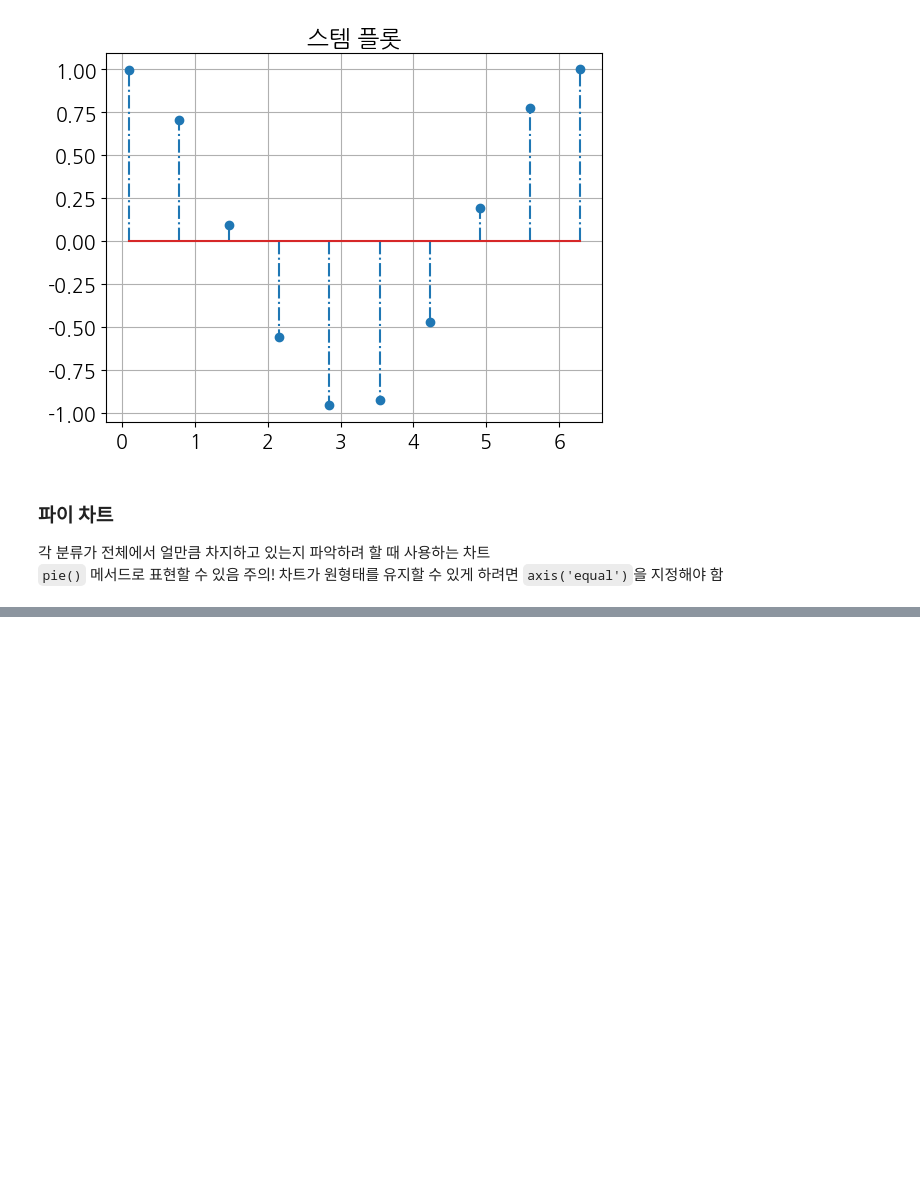
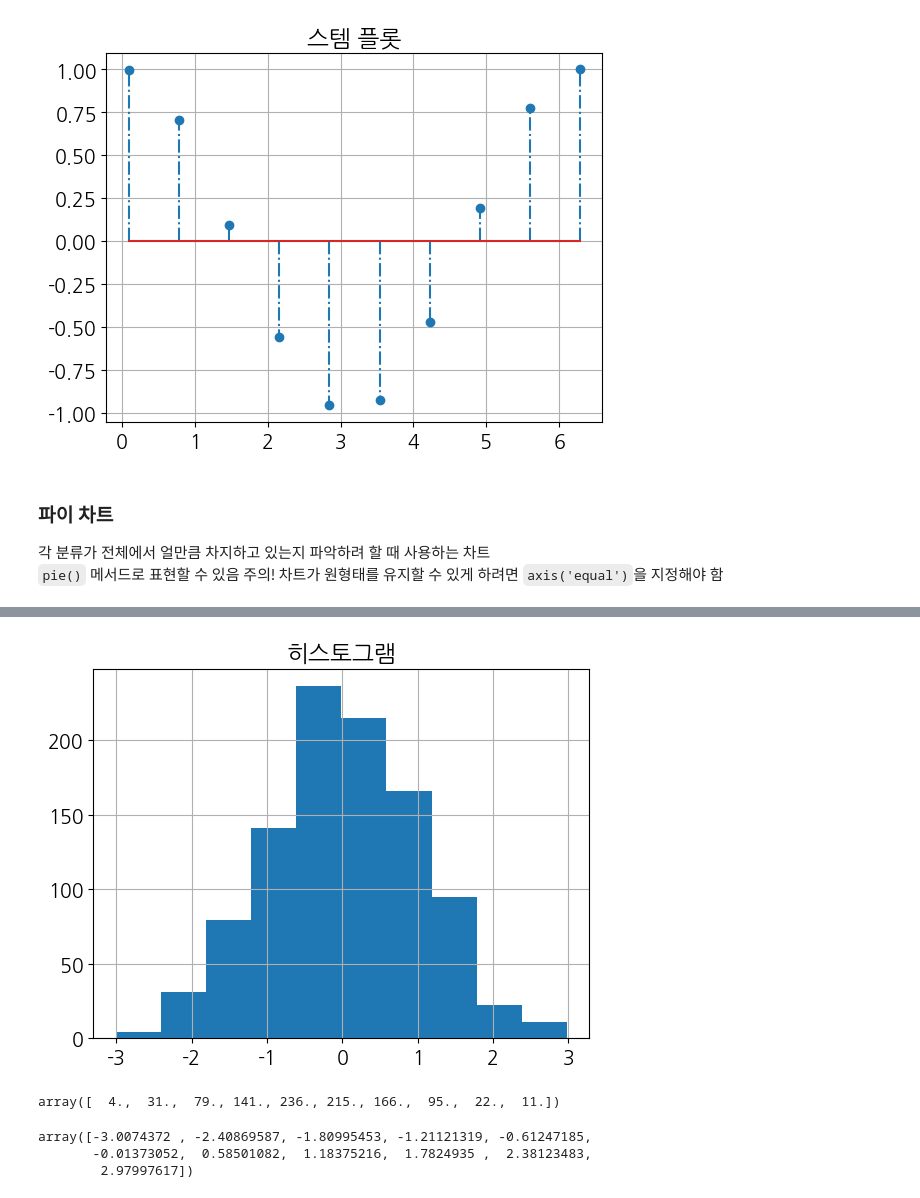
Before and after one commit to Chixol/Python, a Jupyter notebook: matplotlib_visualize_data/matplotlib_variety_plots.ipynb, the cells around one changed output, grey strips where cells are left out. Drawn from its saved outputs; the diff is of its cells as text; code cells hidden in the pictures; blank space fills up the shorter version.

```diff
--- a/matplotlib_visualize_data/matplotlib_variety_plots.ipynb
+++ b/matplotlib_visualize_data/matplotlib_variety_plots.ipynb
@@ -85,0 +90,19 @@ plt.show
+# %%
+x = np.random.randn(1000)
+
+plt.title('히스토그램')
+arrays, bins, patches  = plt.hist(x,bins=10)
+plt.grid(True)
+plt.show()
+# %% [output]
+[figure, added]
+# %%
+arrays
+# %% [output]
+array([  4.,  31.,  79., 141., 236., 215., 166.,  95.,  22.,  11.])
+# %%
+bins
+# %% [output]
+array([-3.0074372 , -2.40869587, -1.80995453, -1.21121319, -0.61247185,
+       -0.01373052,  0.58501082,  1.18375216,  1.7824935 ,  2.38123483,
+        2.97997617])
```
Also changed, not shown: parts of 12 cells of this notebook.
